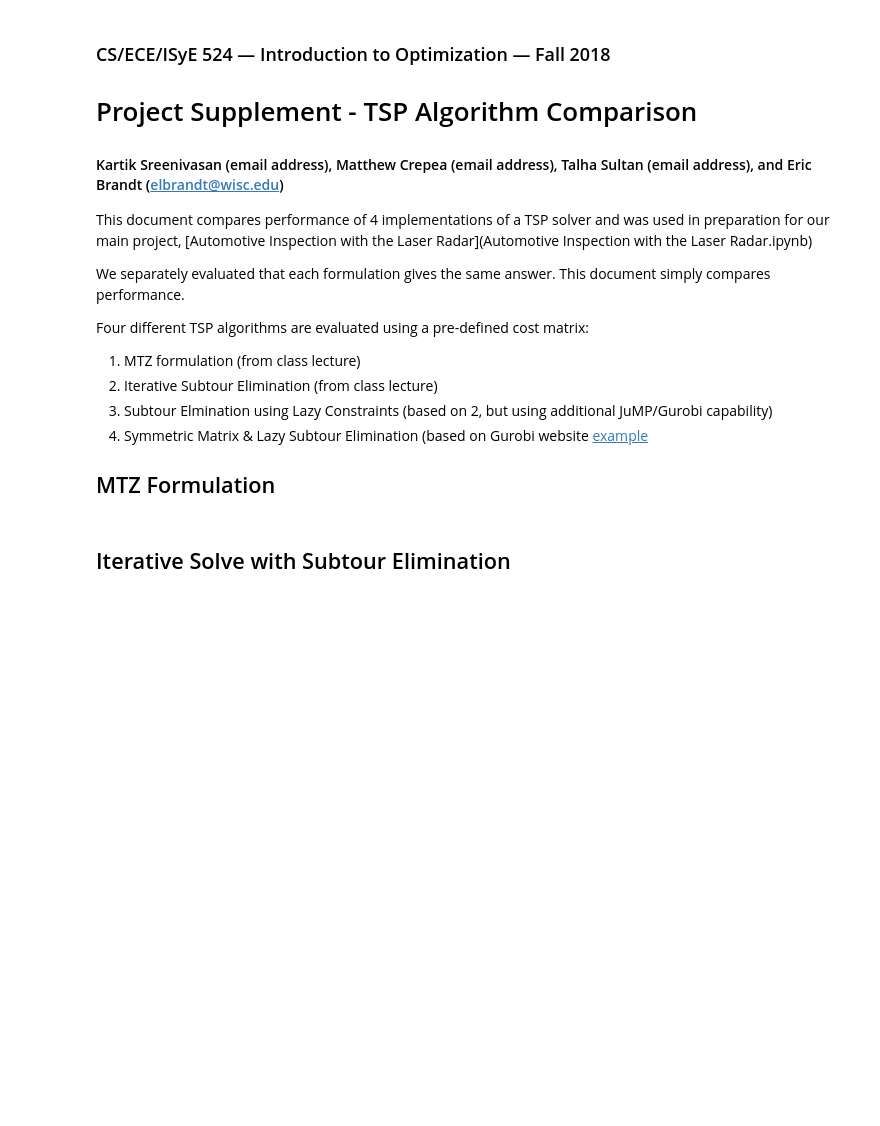
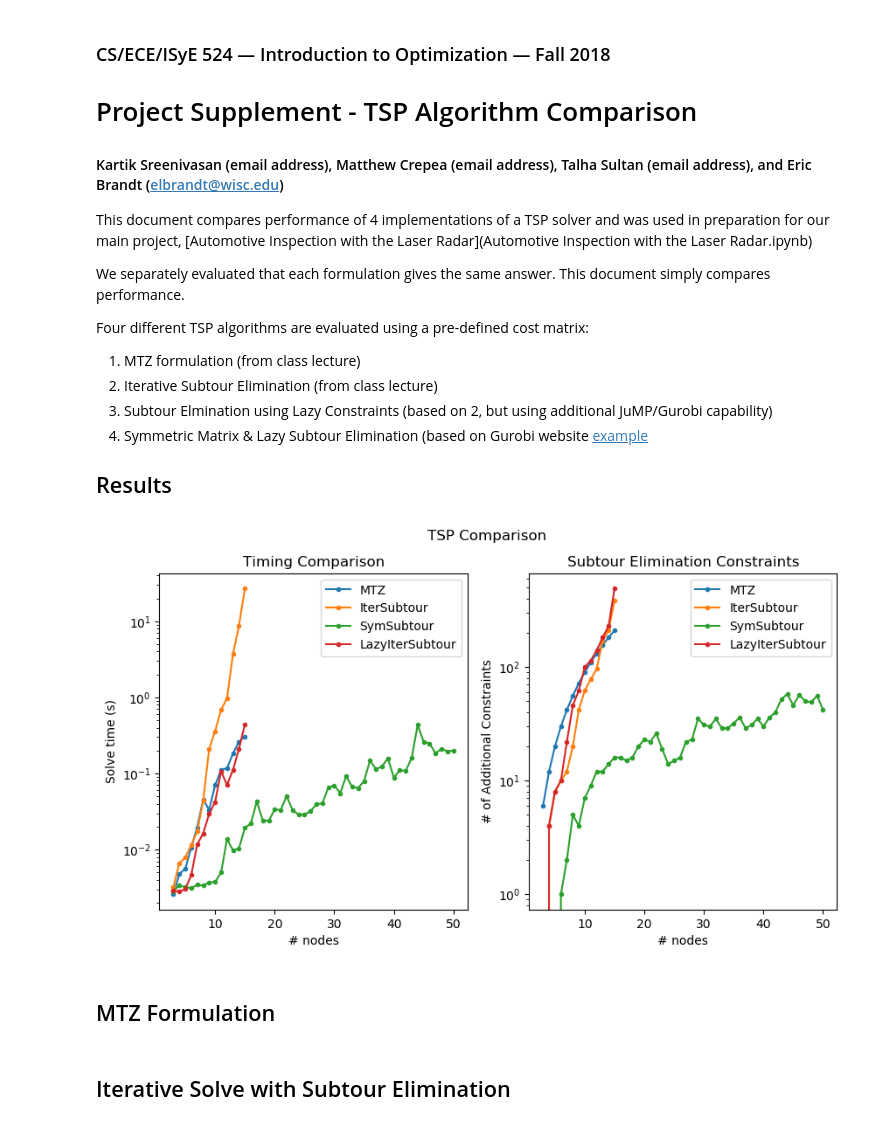
Before and after one commit to elbrandt/CS524Project, a Jupyter notebook: TSP_Comparison.ipynb, the cells around one changed output. Saved outputs shown, nothing was run; the diff lists cells and outputs as text; code cells hidden in the pictures; blank space fills up the shorter version.

Commit message:
cleaned up TSP_Comparison.ipynb

```diff
--- a/TSP_Comparison.ipynb
+++ b/TSP_Comparison.ipynb
@@ -15,7 +15,40 @@ Four different TSP algorithms are evaluated using a pre-defined cost matrix:
 3. Subtour Elmination using Lazy Constraints (based on 2, but using additional JuMP/Gurobi capability)
 4. Symmetric Matrix & Lazy Subtour Elimination (based on Gurobi website [example](http://examples.gurobi.com/traveling-salesman-problem/)
 
-## MTZ Formulation
+## Results
+# %%
+if !isdefined(:algorithms)
+    error("You must run all notebook cells below this one first! (run the last one twice, for accurate timing)")
+end
+
+# plot timing results
+using PyPlot
+fig = figure("TSP Comparison", figsize=(10,5))
+suptitle("TSP Comparison")
+subplot("121")
+title("Timing Comparison")
+yscale("log")
+xlabel("# nodes")
+ylabel("Solve time (s)")
+for (nm, val) in algorithms
+    plot(val[2], val[3], ".-", label=nm)
+end
+legend();
+
+# plot additional constraint results
+subplot("122")
+title("Subtour Elimination Constraints")
+yscale("log")
+xlabel("# nodes")
+ylabel("# of Additional Constraints")
+for (nm, val) in algorithms
+    plot(val[2], val[4], ".-", label=nm)
+end
+legend();
+# %% [output]
+[figure, added]
+# %% [markdown]
+## MTZ Formulation
 # %%
 using JuMP, Gurobi
 # %%
```
Also changed, not shown: parts of 1 cell of this notebook.
